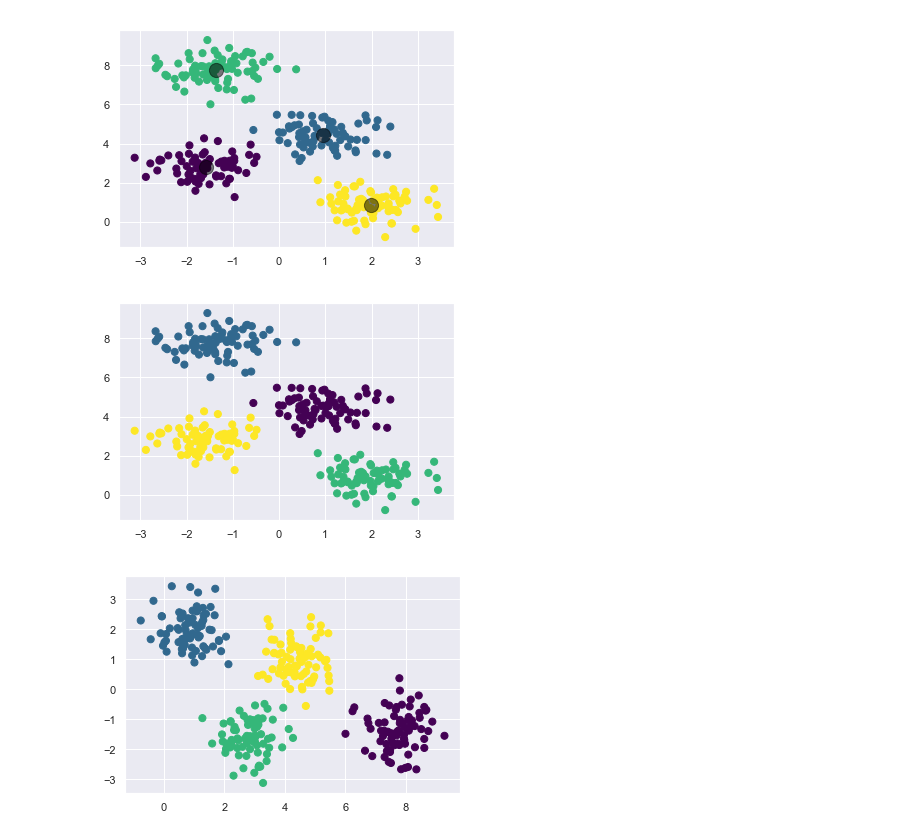
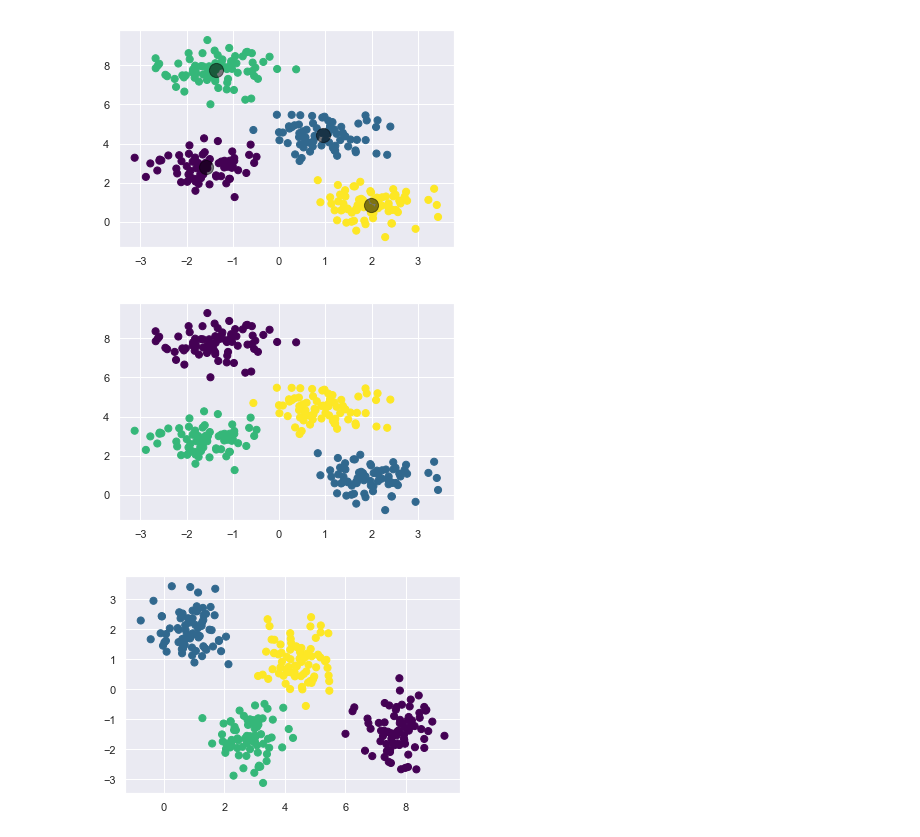
Before and after one commit to jaebooker/DS2, a Jupyter notebook: Vectorization_and_clustering.ipynb, the cells around one changed output. Saved outputs shown, nothing was run; the diff lists cells and outputs as text; code cells hidden in the pictures.

```diff
--- a/Vectorization_and_clustering.ipynb
+++ b/Vectorization_and_clustering.ipynb
@@ -25,32 +25,32 @@ plt.scatter(centers[:, 0], centers[:, 1], c='black', s=200, alpha=0.5);
 # %%
 from sklearn.metrics import pairwise_distances_argmin
 
-def find_clusters(X, n_clusters, rseed=2):
+def find_clusters(X, n_clusters, rseed=4):
     # 1. Randomly choose clusters
     rng = np.random.RandomState(rseed)
     i = rng.permutation(X.shape[0])[:n_clusters]
     centers = X[i]
 
     while True:
         # 2a. Assign labels based on closest center
         labels = pairwise_distances_argmin(X, centers)
 
         # 2b. Find new centers from means of points
         new_centers = np.array([X[labels == i].mean(0)
                                 for i in range(n_clusters)])
 
         # 2c. Check for convergence
         if np.all(centers == new_centers):
             break
         centers = new_centers
 
     return centers, labels
 
 centers, labels = find_clusters(X, 4)
 plt.scatter(X[:, 0], X[:, 1], c=labels,
             s=50, cmap='viridis');
 # %% [output]
-[figure, old version]
+[figure, new version]
 # %%
 centers, labels = find_clusters(X, 4, rseed=1)
 plt.scatter(X[:, 1], X[:, 0], c=labels,
```
Also changed, not shown: parts of 11 cells of this notebook, 2 other files.
